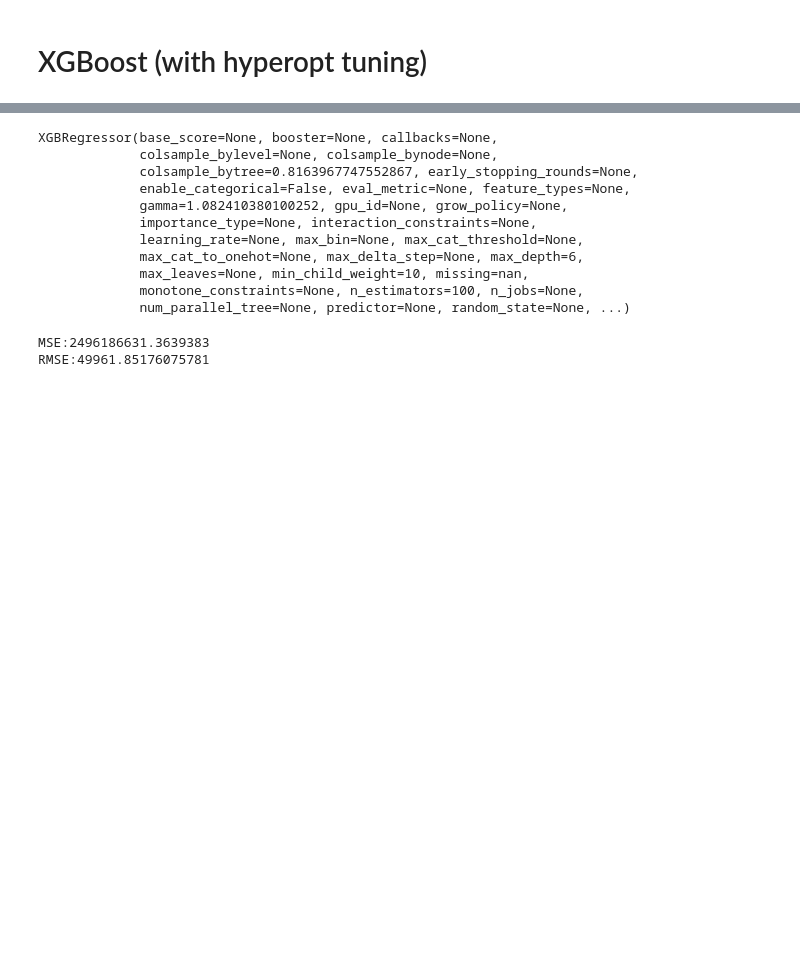
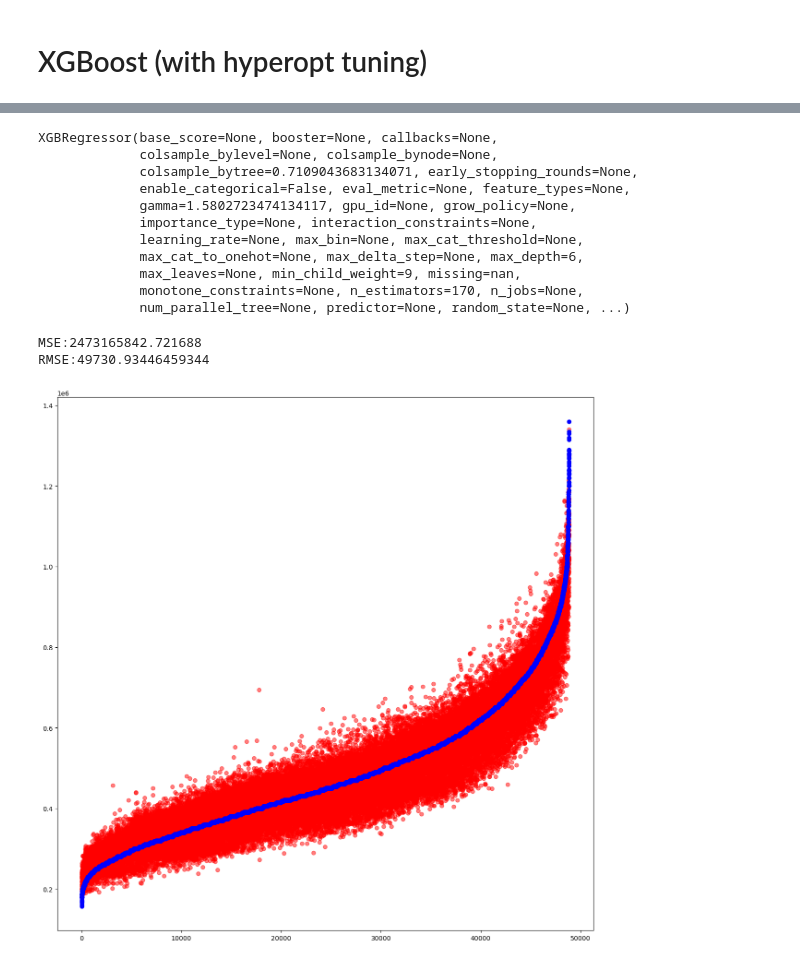
Before and after one commit to alvintanjl/HDB_Resale_Price_Regression, a Jupyter notebook: 3_Machine Learning.ipynb, the cells around one changed output, grey strips where cells are left out. Drawn from its saved outputs; the diff is of its cells as text; code cells hidden in the pictures; blank space fills up the shorter version.

```diff
--- a/3_Machine Learning.ipynb
+++ b/3_Machine Learning.ipynb
@@ -127,8 +127,8 @@ encoder= ce.BinaryEncoder(cols=binary_encoder_col,return_df=True)
 bin_enc_df = encoder.fit_transform(df[binary_encoder_col]).reset_index(drop=True)
 
 # Target Encoding
-encoder = ce.TargetEncoder(cols=target_col, return_df=True, smoothing=2)
-tar_enc_df = encoder.fit_transform(df[target_col], df[target_variable]).reset_index(drop=True)
+encoder = ce.TargetEncoder(cols=target_encoder_col, return_df=True, smoothing=2)
+tar_enc_df = encoder.fit_transform(df[target_encoder_col], df[target_variable]).reset_index(drop=True)
 scaler = StandardScaler()
 tar_enc_matrix = scaler.fit_transform(tar_enc_df)
 tar_enc_df_final = pd.DataFrame(tar_enc_matrix, columns = tar_enc_df.columns.values)
@@ -177,13 +177,13 @@ from sklearn.metrics import mean_squared_error
 # %%
 # Hyperparameter tuning space
 space = {
-    'max_depth': hp.quniform("max_depth", 3, 18, 1),
+    'max_depth': hp.quniform("max_depth", 3, 26, 1),
     'gamma': hp.uniform ('gamma', 1,9),
     'reg_alpha' : hp.quniform('reg_alpha', 40,180,1),
     'reg_lambda' : hp.uniform('reg_lambda', 0,1),
     'colsample_bytree' : hp.uniform('colsample_bytree', 0.5,1),
     'min_child_weight' : hp.quniform('min_child_weight', 0, 10, 1),
-    'n_estimators': 180
+    'n_estimators': hp.quniform('n_estimators', 160, 280, 10),
     }
 
 # Objective function for regression:
@@ -191,7 +191,7 @@ def hyperparameter_tuning(space):
 
     # Initialise model
     model = xgb.XGBRegressor(
-        n_estimators =space['n_estimators'],
+        n_estimators =int(space['n_estimators']),
         max_depth = int(space['max_depth']),
         gamma = space['gamma'],
         reg_alpha = int(space['reg_alpha']),
@@ -199,7 +199,6 @@ def hyperparameter_tuning(space):
         colsample_bytree=space['colsample_bytree']
         )
 
-    # evaluation = [(X_train, y_train), (X_test, y_test)]
     evaluation = [(X_train, y_train), (X_test, y_test)]
     model.fit(
         X_train,
@@ -212,10 +211,10 @@ def hyperparameter_tuning(space):
 
     pred = model.predict(X_test)
     mse= mean_squared_error(y_test, pred)
-    print ("SCORE:", mse)
+    print (f"VAL_SCORE (MSE): {mse}")
     return {'loss':mse, 'status': STATUS_OK, 'model': model}
 
-
+# Run trials
 trials = Trials()
 best = fmin(
     fn=hyperparameter_tuning,
@@ -258,7 +257,8 @@ best_model = xgb.XGBRegressor(
     max_depth = int(best['max_depth']),
     min_child_weight = int(best['min_child_weight']),
     reg_alpha = int(best['reg_alpha']),
-    reg_lambda = best['reg_lambda']
+    reg_lambda = best['reg_lambda'],
+    n_estimators = int(best['n_estimators'])
     )
 # %%
 best_model.fit(
@@ -268,14 +268,14 @@ best_model.fit(
 # %% [output]
 XGBRegressor(base_score=None, booster=None, callbacks=None,
              colsample_bylevel=None, colsample_bynode=None,
-             colsample_bytree=0.8163967747552867, early_stopping_rounds=None,
+             colsample_bytree=0.7109043683134071, early_stopping_rounds=None,
              enable_categorical=False, eval_metric=None, feature_types=None,
-             gamma=1.082410380100252, gpu_id=None, grow_policy=None,
+             gamma=1.5802723474134117, gpu_id=None, grow_policy=None,
              importance_type=None, interaction_constraints=None,
              learning_rate=None, max_bin=None, max_cat_threshold=None,
              max_cat_to_onehot=None, max_delta_step=None, max_depth=6,
-             max_leaves=None, min_child_weight=10, missing=nan,
-             monotone_constraints=None, n_estimators=100, n_jobs=None,
+             max_leaves=None, min_child_weight=9, missing=nan,
+             monotone_constraints=None, n_estimators=170, n_jobs=None,
              num_parallel_tree=None, predictor=None, random_state=None, ...)
 # %%
 pred = best_model.predict(X_test)
@@ -283,8 +283,19 @@ mse= mean_squared_error(y_test, pred)
 rmse = np.sqrt(mse)
 print (f"MSE:{mse}\nRMSE:{rmse}")
 # %% [output]
-MSE:2496186631.3639383
-RMSE:49961.85176075781
+MSE:2473165842.721688
+RMSE:49730.93446459344
+# %%
+results = pd.DataFrame({'actual': y_test.iloc[:,0].values, 'pred': pred})
+results = results.sort_values(['actual'])
+results = results.reset_index(drop=True)
+
+plt.figure(figsize=(15,15))
+plt.scatter(x = results.index, y = results['pred'], alpha = 0.5, color = 'r')
+plt.scatter(x = results.index, y = results['actual'], color = 'b')
+plt.show()
+# %% [output]
+[figure, added]
 # %%
 # Save model to JSON
 best_model.save_model("xgb_model.json")
```
Also changed, not shown: parts of 4 cells of this notebook, 1 other file.
